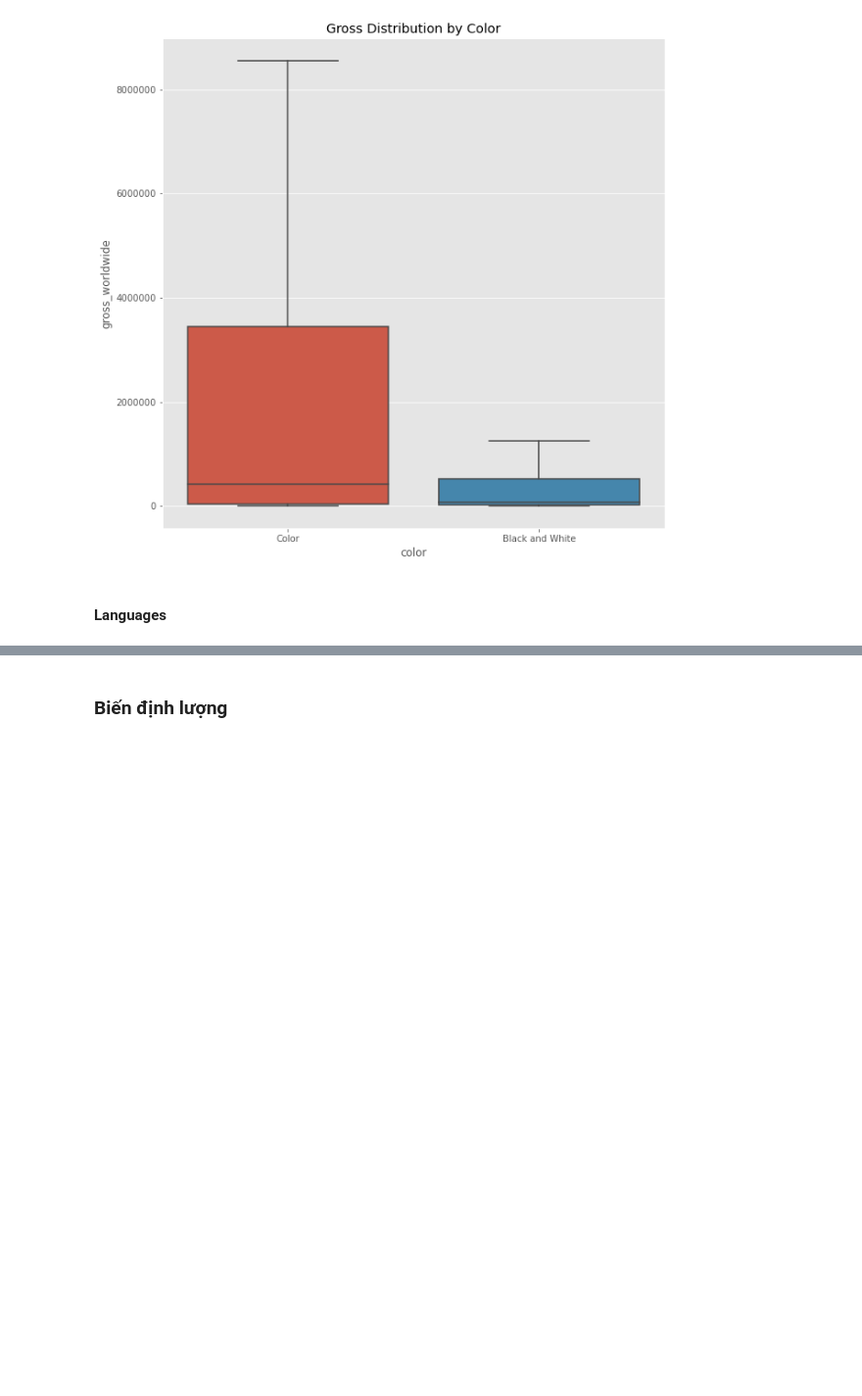
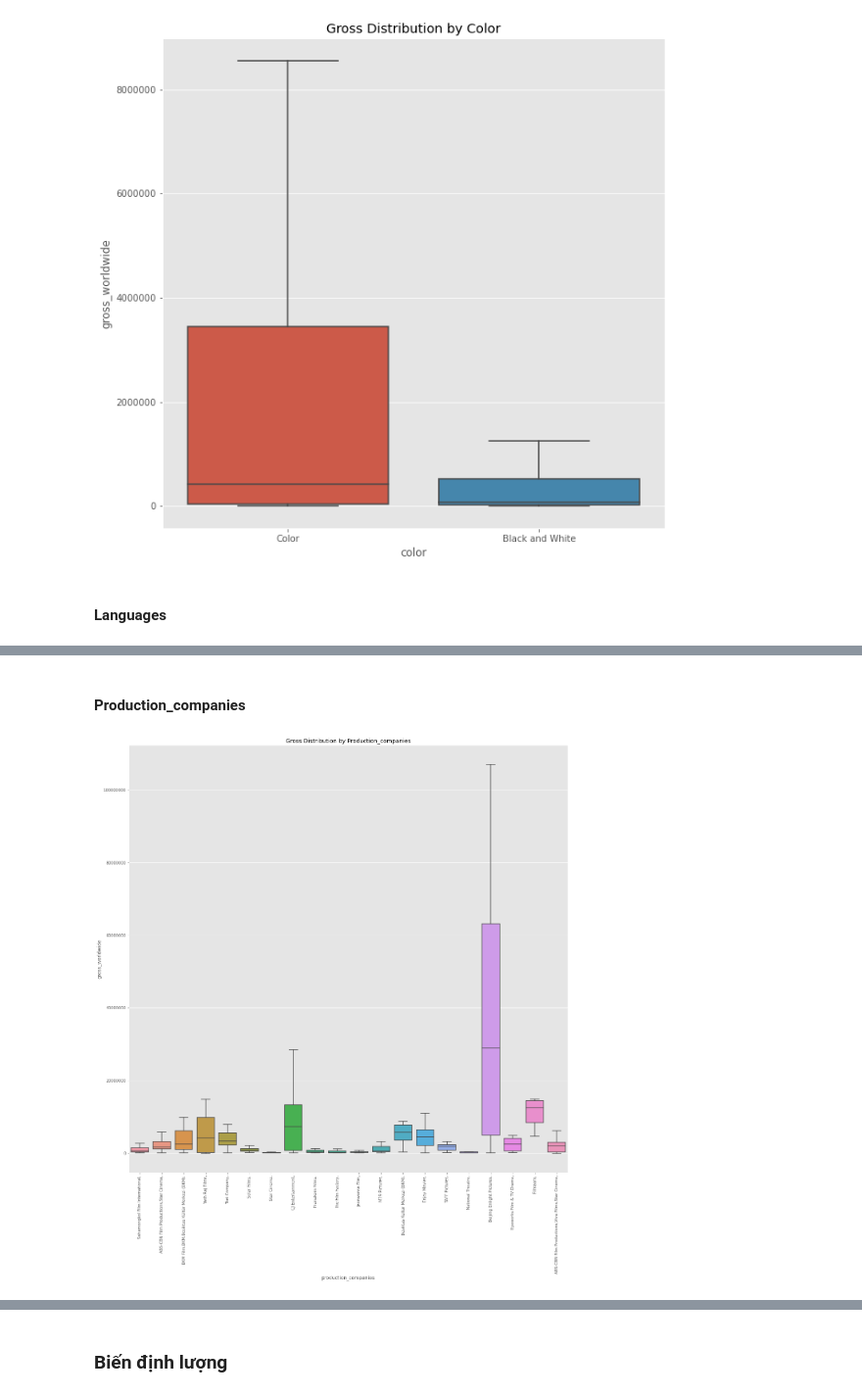
Before and after one commit to icyj1003/imdb-movies-gross, a Jupyter notebook: eda - final.ipynb, the cells around one changed output, grey strips where cells are left out. Shown at 98% size. Saved outputs shown, nothing was run; the diff lists cells and outputs as text; code cells hidden in the pictures; blank space fills up the shorter version.

```diff
--- a/eda - final.ipynb
+++ b/eda - final.ipynb
@@ -269,0 +286,13 @@ plt.show()
+# %% [markdown]
+#### Production_companies
+# %%
+fig_dims = (20, 20)
+fig, ax = plt.subplots(figsize=fig_dims)
+sns.boxplot(y=df["gross_worldwide"], x=df["production_companies"],showfliers=False, order=df.production_companies.value_counts().index[0:20])
+plt.ticklabel_format(style='plain', axis='y')
+plt.xticks(rotation=90)
+plt.title('Gross Distribution by Production_companies')
+plt.savefig('./graphs/don_bien/phan_loai/gross_by_production_companies' , bbox_inches='tight')
+plt.show()
+# %% [output]
+[figure, added]
```
Also changed, not shown: parts of 19 cells of this notebook, 22 other files.
